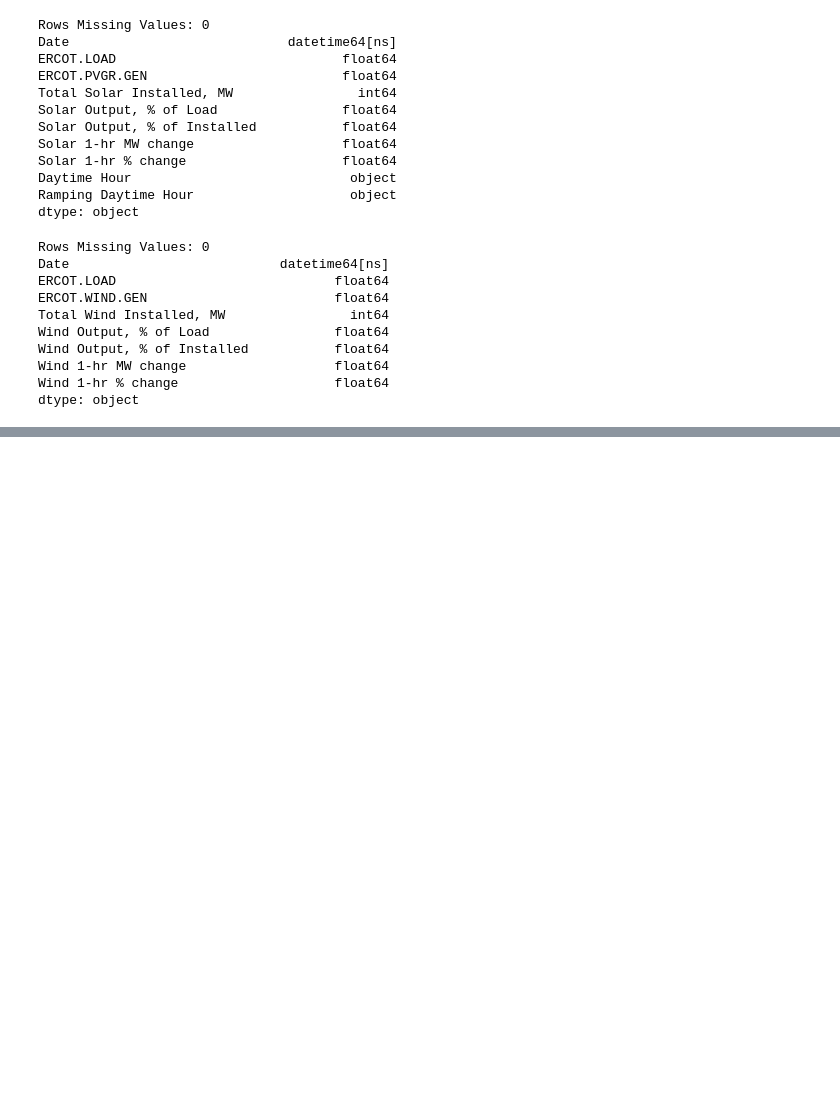
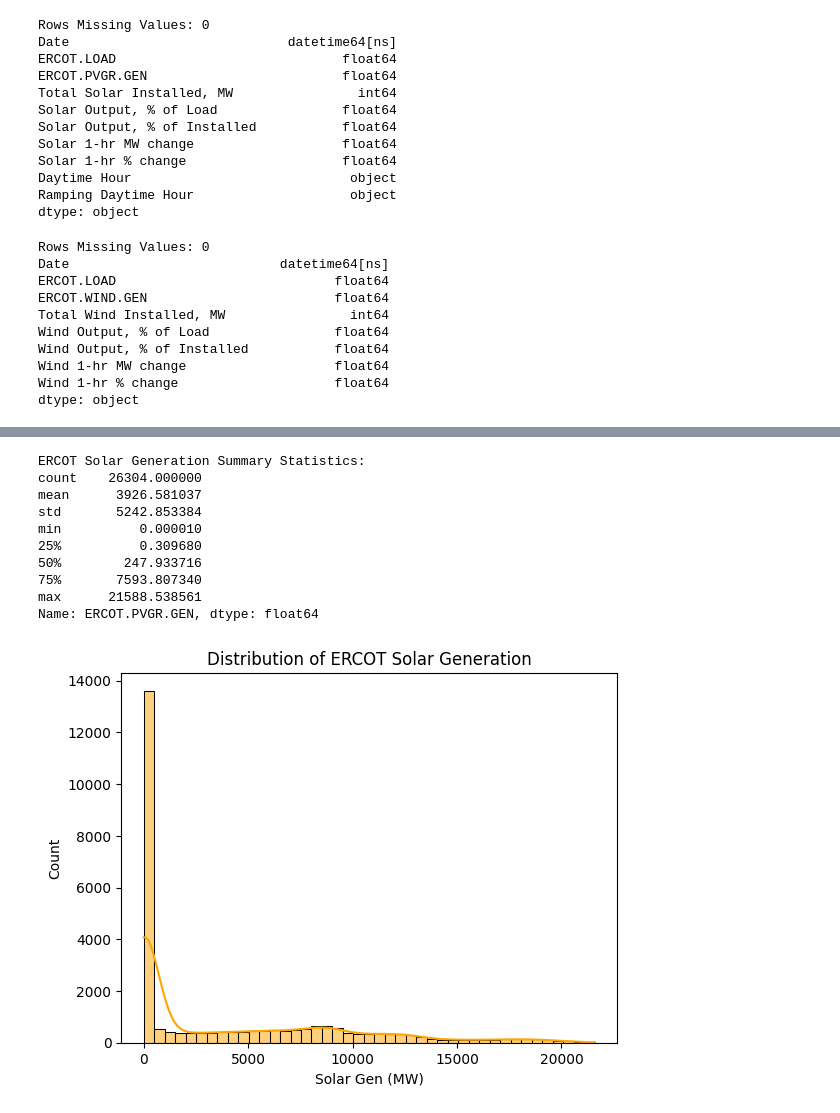
Before and after one commit to Leelawls/ECEN-360, a Jupyter notebook: etl.ipynb, the cells around one changed output, grey strips where cells are left out. Saved outputs shown, nothing was run; the diff lists cells and outputs as text; code cells hidden in the pictures; blank space fills up the shorter version.

```diff
--- a/etl.ipynb
+++ b/etl.ipynb
@@ -114,0 +154,24 @@ dtype: object
+# %%
+# Cell 3: Univariate Analysis - ERCOT Solar Generation
+
+# Basic summary statistics
+print("ERCOT Solar Generation Summary Statistics:")
+print(df_solar['ERCOT.PVGR.GEN'].describe())
+
+# Distribution plot
+sns.histplot(df_solar['ERCOT.PVGR.GEN'], kde=True, color='orange')
+plt.title("Distribution of ERCOT Solar Generation")
+plt.xlabel("Solar Gen (MW)")
+plt.show()
+# %% [output]
+ERCOT Solar Generation Summary Statistics:
+count    26304.000000
+mean      3926.581037
+std       5242.853384
+min          0.000010
+25%          0.309680
+50%        247.933716
+75%       7593.807340
+max      21588.538561
+Name: ERCOT.PVGR.GEN, dtype: float64
+[figure, added]
```
Also changed, not shown: parts of 3 cells of this notebook.
